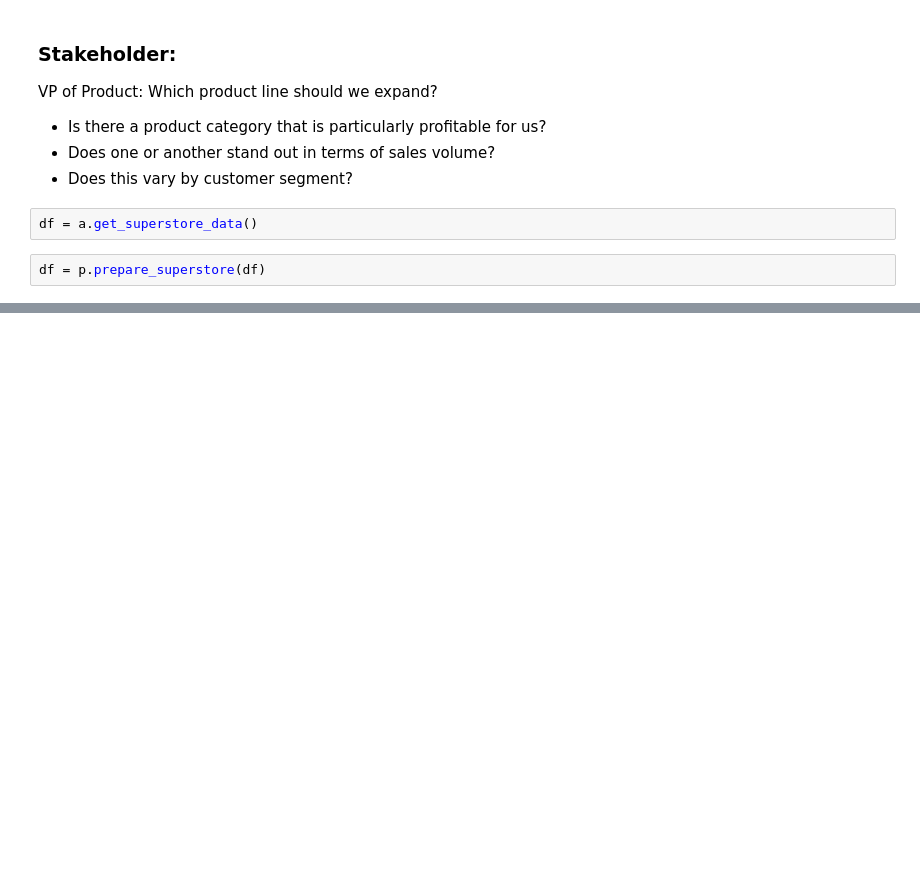
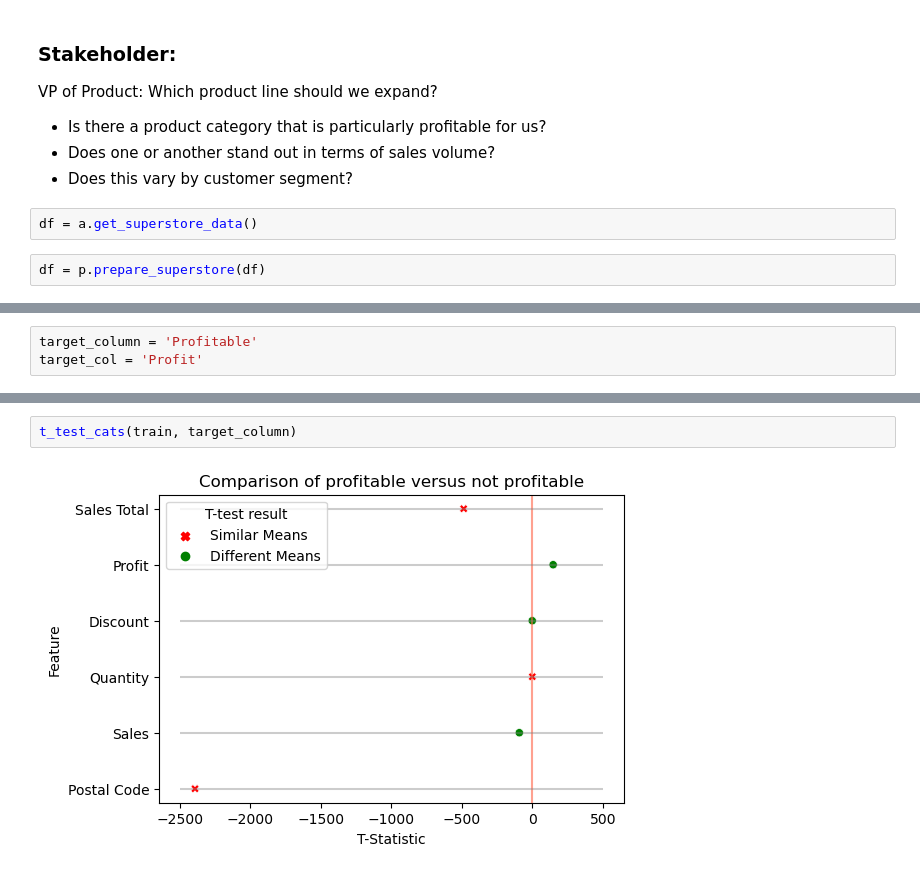
Before and after one commit to JoshuaHolt-Tech/time-series-project, a Jupyter notebook: time_series_project.ipynb, the cells around one changed output, grey strips where cells are left out. Saved outputs shown, nothing was run; the diff lists cells and outputs as text; blank space fills up the shorter version.

```diff
--- a/time_series_project.ipynb
+++ b/time_series_project.ipynb
@@ -102,0 +154,3 @@ df.Profitable.sum
+# %%
+target_column = 'Profitable'
+target_col = 'Profit'
@@ -102,0 +245,4 @@ df.Profitable.sum
+# %%
+t_test_cats(train, target_column)
+# %% [output]
+[figure, added]
```
Also changed, not shown: parts of 21 cells of this notebook, 1 other file.
